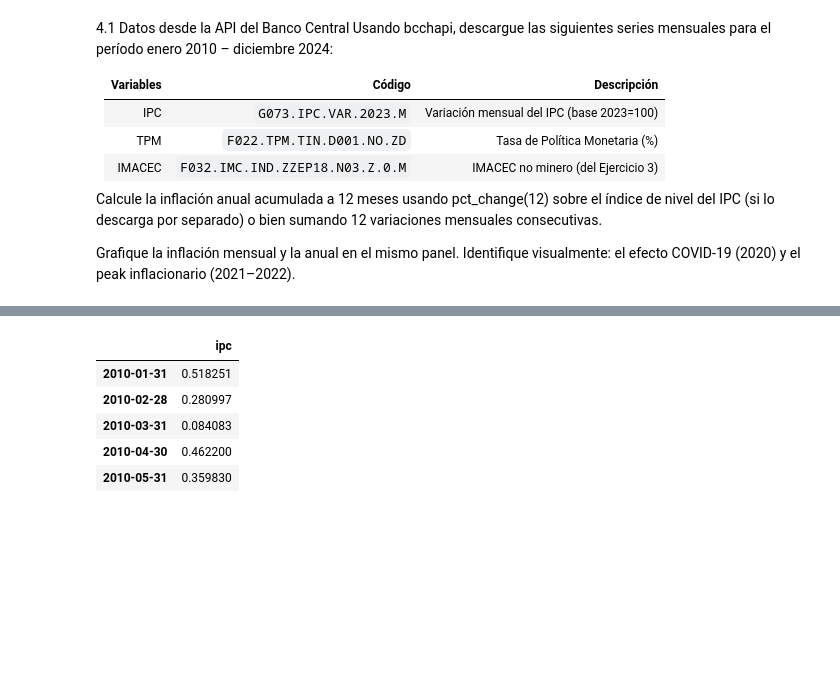
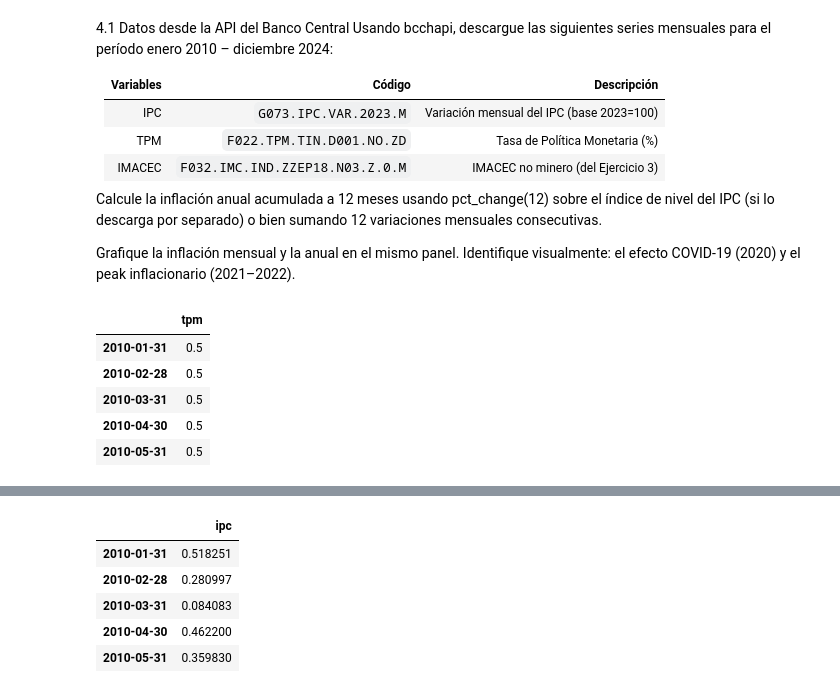
Before and after one commit to Felipe-Lopez-Vergara/ds_finance_-Lopez-, a Jupyter notebook: notebooks/HW_Sesion_4.ipynb, the cells around one changed output, grey strips where cells are left out. Cells and saved outputs as stored; diff of their text form; code cells hidden in the pictures; blank space fills up the shorter version.

```diff
--- a/notebooks/HW_Sesion_4.ipynb
+++ b/notebooks/HW_Sesion_4.ipynb
@@ -854,3 +961,22 @@ Usando bcchapi, descargue las siguientes series mensuales para el período enero
 Calcule la inflación anual acumulada a 12 meses usando pct_change(12) sobre el índice de nivel del IPC (si lo descarga por separado) o bien sumando 12 variaciones mensuales consecutivas.
 
 Grafique la inflación mensual y la anual en el mismo panel. Identifique visualmente: el efecto COVID-19 (2020) y el peak inflacionario (2021–2022).
+# %%
+# Descarga serie TPM
+
+tpm_df = conn.cuadro(
+    series = ['F022.TPM.TIN.D001.NO.Z.D'], # codigo relacionado a la TPM
+    nombres = ["tpm"],
+    desde = "2010-01-01",
+    hasta = "2024-12-31",
+    frecuencia = "ME",
+    observado = "mean")
+
+tpm_df.head()
+# %% [output]
+|  | tpm |
+| 2010-01-31 | 0.5 |
+| 2010-02-28 | 0.5 |
+| 2010-03-31 | 0.5 |
+| 2010-04-30 | 0.5 |
+| 2010-05-31 | 0.5 |
```
Also changed, not shown: parts of 17 cells of this notebook.
